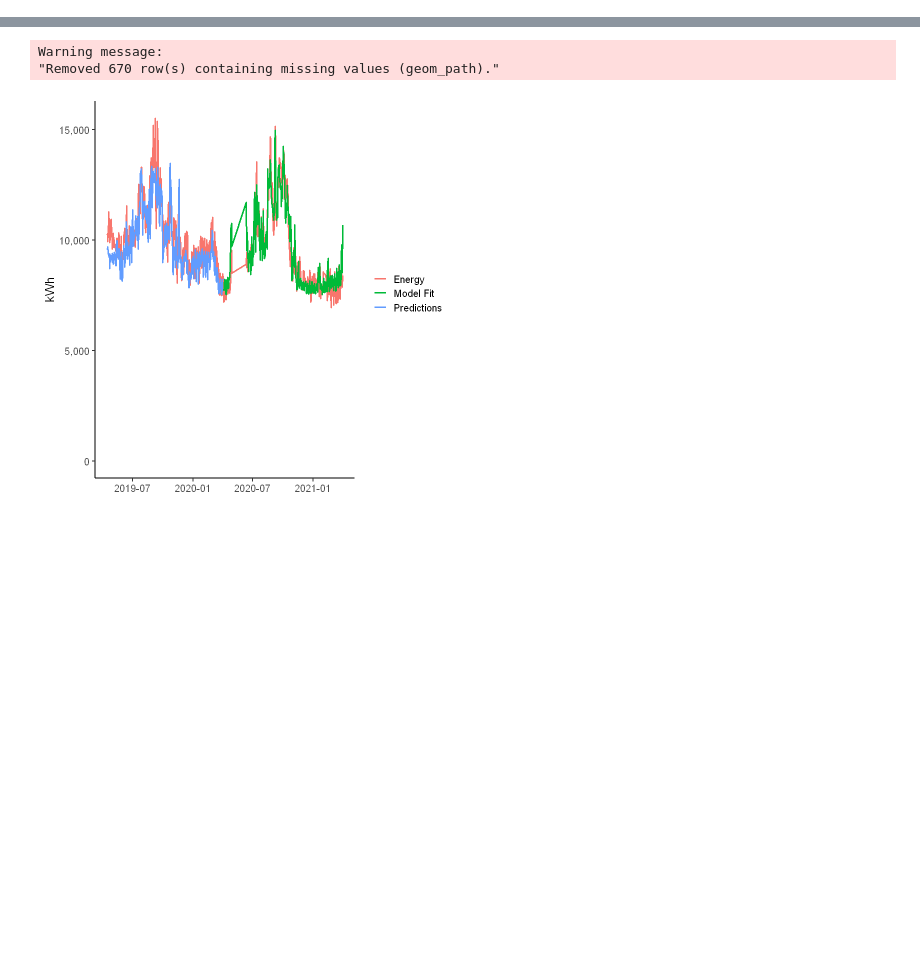
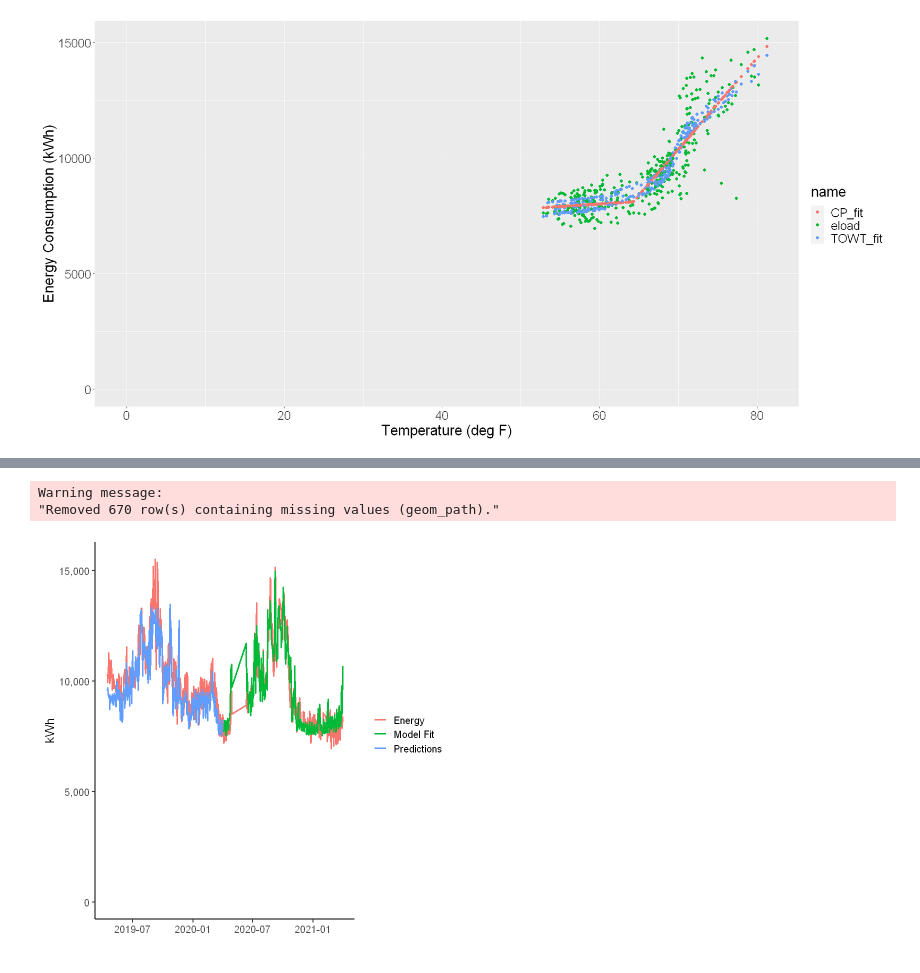
Before and after one commit to MeeraSharma/my-first-binder, a Jupyter notebook: Out-of-Sample Testing Code.ipynb, the cells around one changed output, grey strips where cells are left out. Saved outputs shown, nothing was run; the diff lists cells and outputs as text; code cells hidden in the pictures; blank space fills up the shorter version.

```diff
--- a/Out-of-Sample Testing Code.ipynb
+++ b/Out-of-Sample Testing Code.ipynb
@@ -168,0 +95,26 @@ baseline_model <- nmecr::model_with_TOWT(baseline_df, model_input_options = nmec
+# %%
+three_parameter_cooling_model <- nmecr::model_with_CP(training_data = energy_temp_df,
+                                               model_input_options = nmecr::assign_model_inputs(regression_type = "3PC"))
+
+TOWT_model <- nmecr::model_with_TOWT(training_data = energy_temp_df,
+                                     model_input_options = nmecr::assign_model_inputs(regression_type = "TOWT"))
+
+actual_modeled_df <- three_parameter_cooling_model$training_data %>%
+    select(-c("model_fit")) %>%
+    mutate('CP_fit' = three_parameter_cooling_model$training_data$model_fit) %>%
+    mutate('TOWT_fit' = TOWT_model$training_data$model_fit)
+
+baseline_scatter_df <- tidyr::pivot_longer(actual_modeled_df,
+                                           cols = c("eload", "CP_fit", "TOWT_fit"))
+# %%
+options(repr.plot.width=16, repr.plot.height=8)
+
+baseline_scatter_df %>%
+    ggplot2::ggplot(aes(x = temp, y = value, color = name)) +
+    geom_point() +
+    scale_x_continuous(limits = c(0, NA)) +
+    scale_y_continuous(limits = c(0, NA)) +
+    theme(text = element_text(size = 20)) +
+    labs(x = "Temperature (deg F)", y = "Energy Consumption (kWh)")
+# %% [output]
+[figure, added]
```
Also changed, not shown: parts of 40 cells of this notebook, 6 other files.
